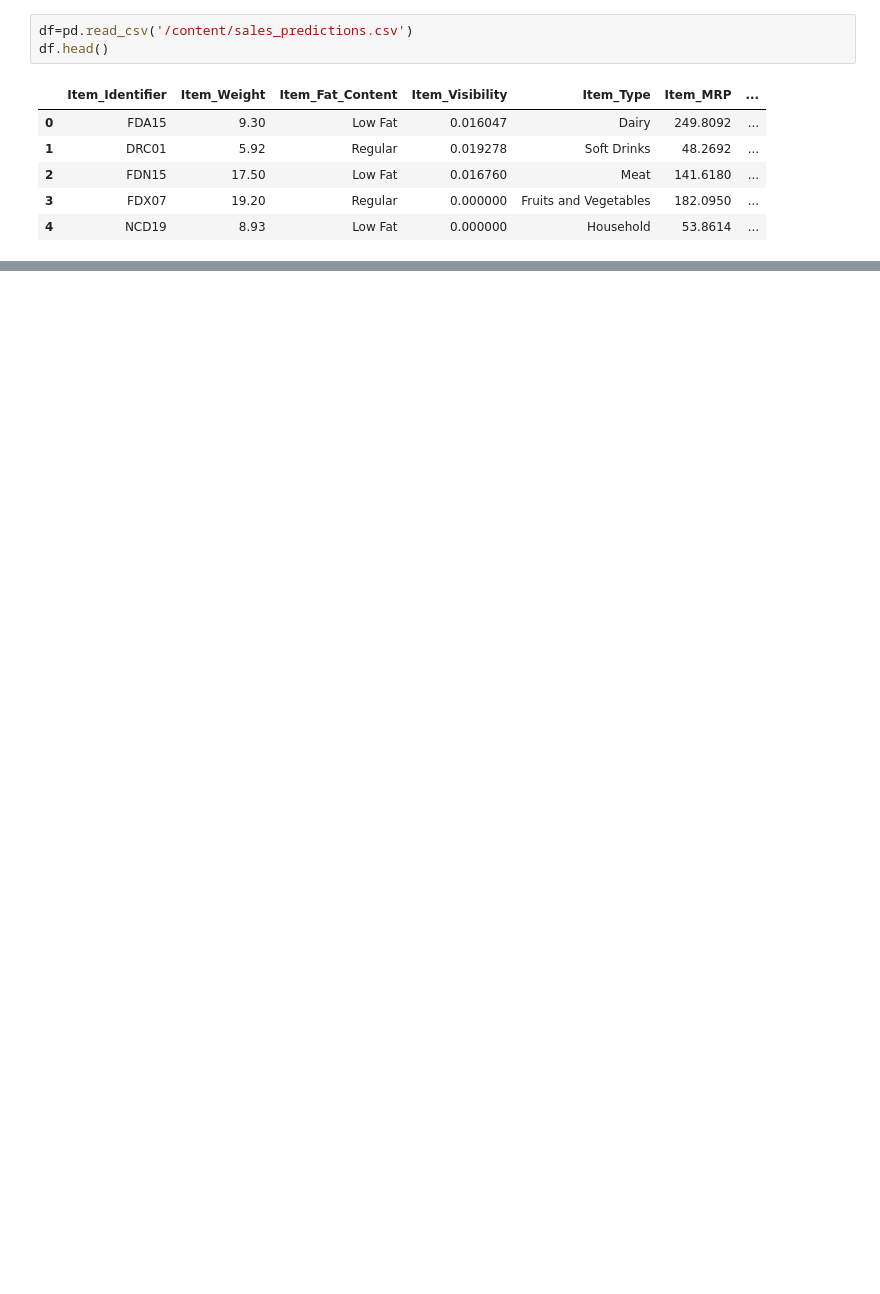
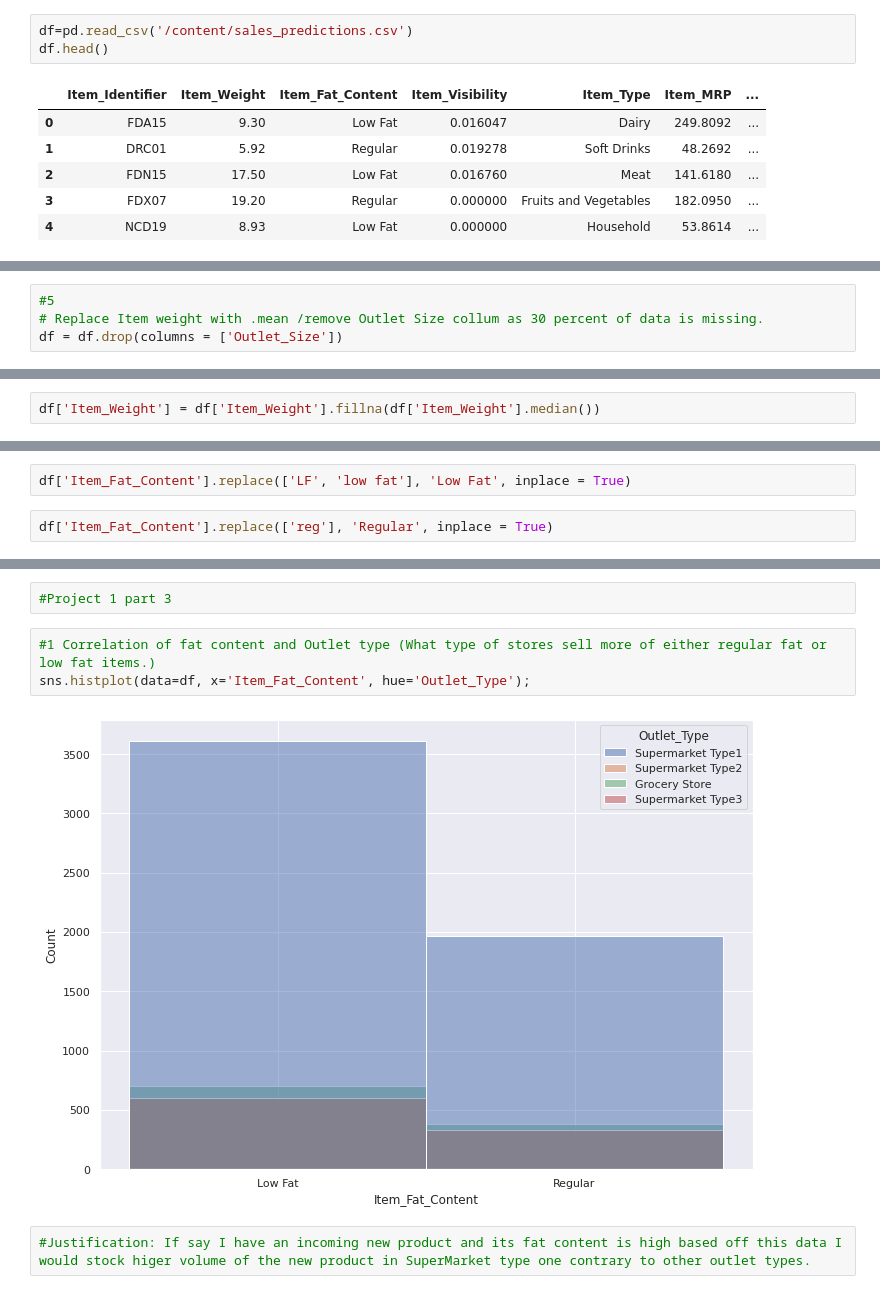
Before and after one commit to RemnantArgon001/food-sales-predictions, a Jupyter notebook: food_sales_predictions.ipynb, the cells around one changed output, grey strips where cells are left out. Cells and saved outputs as stored; diff of their text form; blank space fills up the shorter version.

```diff
--- a/food_sales_predictions.ipynb
+++ b/food_sales_predictions.ipynb
@@ -15,0 +171,4 @@ df.head()
+# %%
+#5
+# Replace Item weight with .mean /remove Outlet Size collum as 30 percent of data is missing.
+df = df.drop(columns = ['Outlet_Size'])
@@ -15,0 +200,2 @@ df.head()
+# %%
+df['Item_Weight'] = df['Item_Weight'].fillna(df['Item_Weight'].median())
@@ -15,0 +234,4 @@ df.head()
+# %%
+df['Item_Fat_Content'].replace(['LF', 'low fat'], 'Low Fat', inplace = True)
+# %%
+df['Item_Fat_Content'].replace(['reg'], 'Regular', inplace = True)
@@ -15,0 +257,9 @@ df.head()
+# %%
+#Project 1 part 3
+# %%
+#1 Correlation of fat content and Outlet type (What type of stores sell more of either regular fat or low fat items.)
+sns.histplot(data=df, x='Item_Fat_Content', hue='Outlet_Type');
+# %% [output]
+[figure, added]
+# %%
+#Justification: If say I have an incoming new product and its fat content is high based off this data I would stock higer volume of the new product in SuperMarket type one contrary to other outlet types.
```
Also changed, not shown: parts of 26 cells of this notebook.
